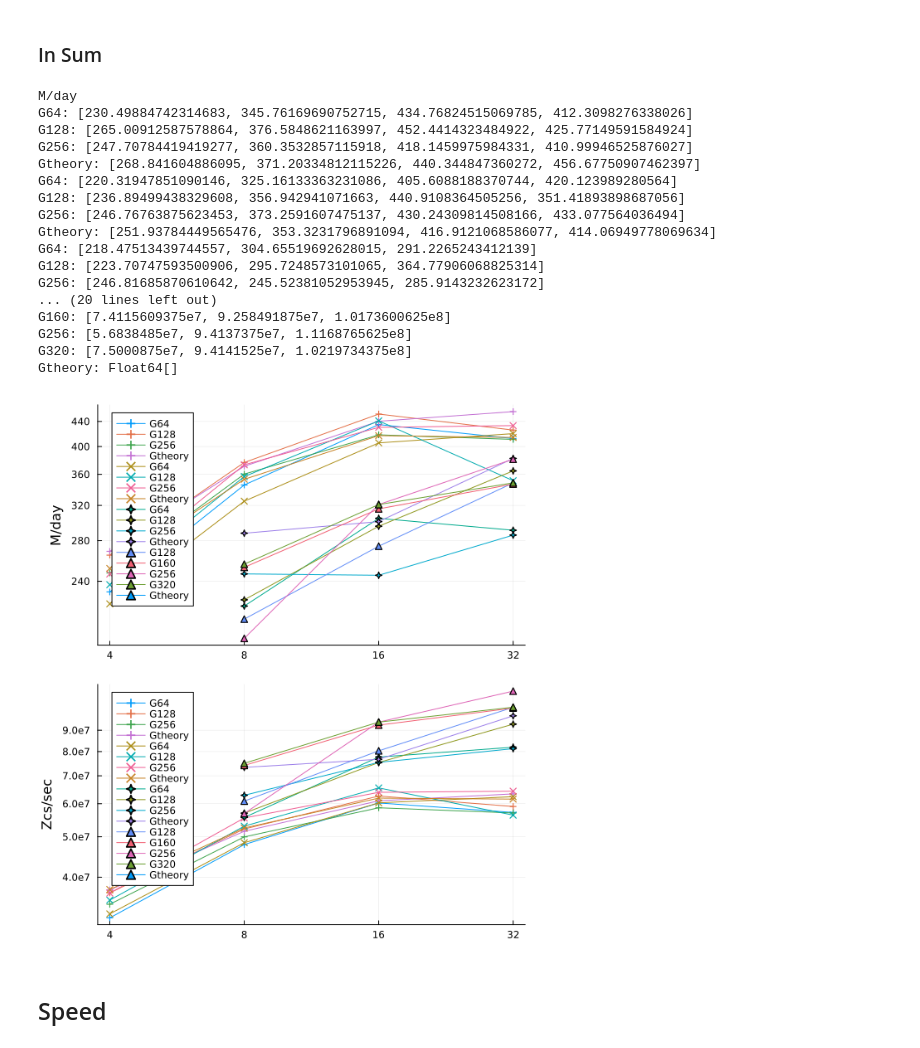
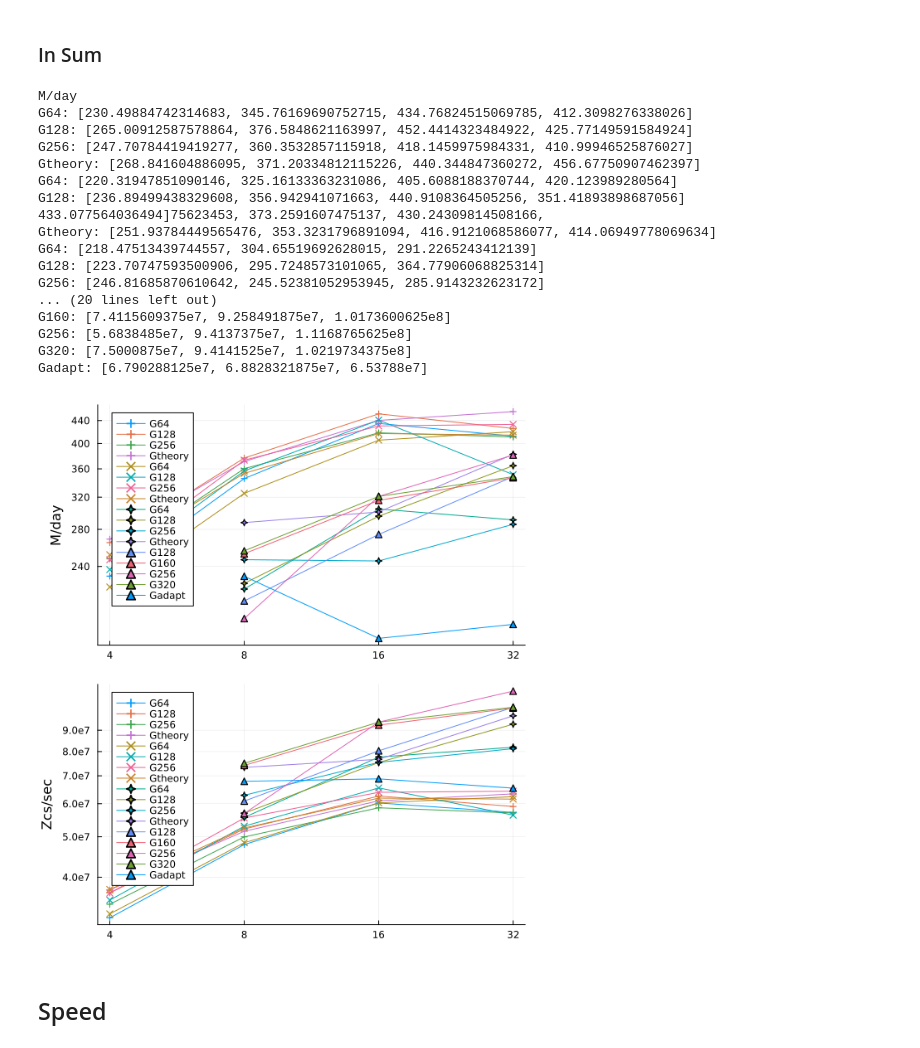
Before and after one commit to lwJi/ETK-Scaling-Tests, a Jupyter notebook: vista/ipynb/bbhDisk-Cowling.ipynb, the cells around one changed output. Saved outputs shown, nothing was run; the diff lists cells and outputs as text; code cells hidden in the pictures.

```diff
--- a/vista/ipynb/bbhDisk-Cowling.ipynb
+++ b/vista/ipynb/bbhDisk-Cowling.ipynb
@@ -221,7 +221,7 @@ let patt_dirss = [
             (r"Cow_L12_G160-N\d+-MPI\d+_r0000", "G160"),
             (r"Cow_L12_G256-N\d+-MPI\d+_r0000", "G256"),
             (r"Cow_L12_G320-N\d+-MPI\d+_r0000", "G320"),
-            (r"Cow_L12_Gtheory-N\d+-MPI\d+_r0000", "Gtheory"),
+            (r"Cow_L12_Gadapt-N\d+-MPI\d+_r0000", "Gadapt"),
         ], "../data/bbhDisk/bbhDisk-n320-v2", :utriangle),
     ]
     # Plot M/day
@@ -235,36 +235,36 @@ let patt_dirss = [
 
     # Plot Zcs/sec
     plt2 = plot(ylabel="Zcs/sec", xscale=:log10, yscale=:log10)
     xs = [4, 8, 16, 32]
     xticks!(plt2, xs, [string(n) for n in xs])
     ys = [4e7, 5e7, 6e7, 7e7, 8e7, 9e7]
     yticks!(plt2, ys, [string(n) for n in ys])
     println("Zcs/sec")
     Misc.plot_scaling(plt2, patt_dirss; option="ZcsPerSecond")
 
     # Sum
     plt = plot(plt1, plt2, layout=(2,1), size = (600, 675))
     display(plt)
 end
 # %% [output]
 M/day
 G64: [230.49884742314683, 345.76169690752715, 434.76824515069785, 412.3098276338026]
 G128: [265.00912587578864, 376.5848621163997, 452.4414323484922, 425.77149591584924]
 G256: [247.70784419419277, 360.3532857115918, 418.1459975984331, 410.99946525876027]
 Gtheory: [268.841604886095, 371.20334812115226, 440.344847360272, 456.67750907462397]
 G64: [220.31947851090146, 325.16133363231086, 405.6088188370744, 420.123989280564]
 G128: [236.89499438329608, 356.942941071663, 440.9108364505256, 351.41893898687056]
-G256: [246.76763875623453, 373.2591607475137, 430.24309814508166, 433.077564036494]
+433.077564036494]75623453, 373.2591607475137, 430.24309814508166,
 Gtheory: [251.93784449565476, 353.3231796891094, 416.9121068586077, 414.06949778069634]
 G64: [218.47513439744557, 304.65519692628015, 291.2265243412139]
 G128: [223.70747593500906, 295.7248573101065, 364.77906068825314]
 G256: [246.81685870610642, 245.52381052953945, 285.9143232623172]
 ... (20 lines left out)
 G160: [7.4115609375e7, 9.258491875e7, 1.0173600625e8]
 G256: [5.6838485e7, 9.4137375e7, 1.1168765625e8]
 G320: [7.5000875e7, 9.4141525e7, 1.0219734375e8]
-Gtheory: Float64[]
+Gadapt: [6.790288125e7, 6.8828321875e7, 6.53788e7]
-[figure, old version]
+[figure, new version]
 # %% [markdown]
 ## Speed
 # %%
```
Also changed, not shown: parts of 2 cells of this notebook.
